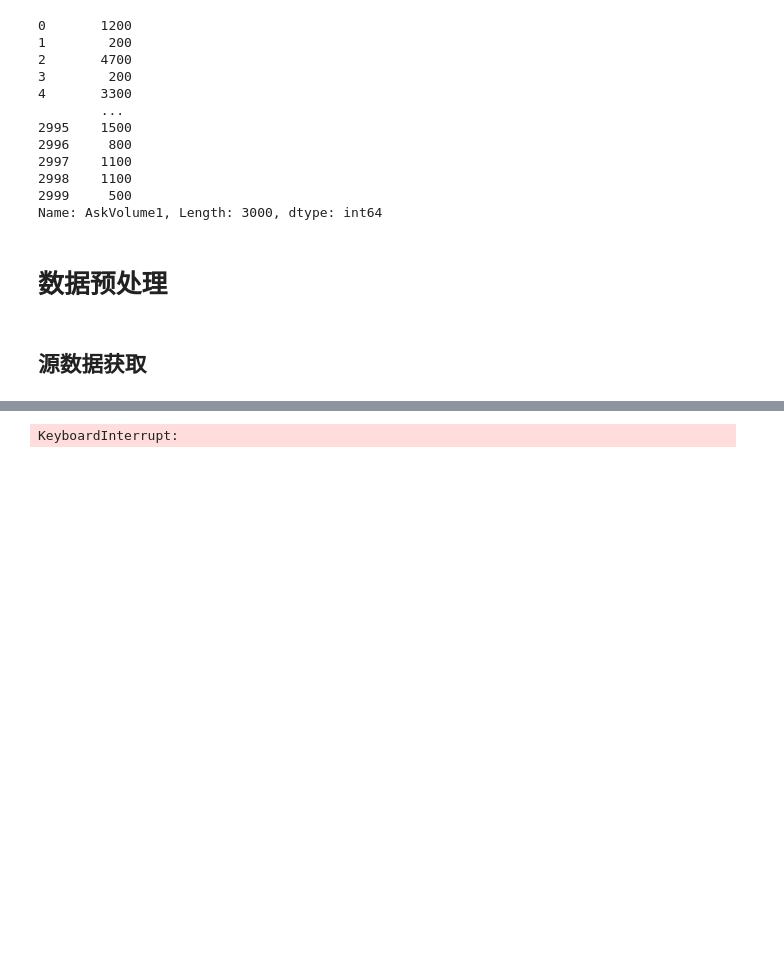
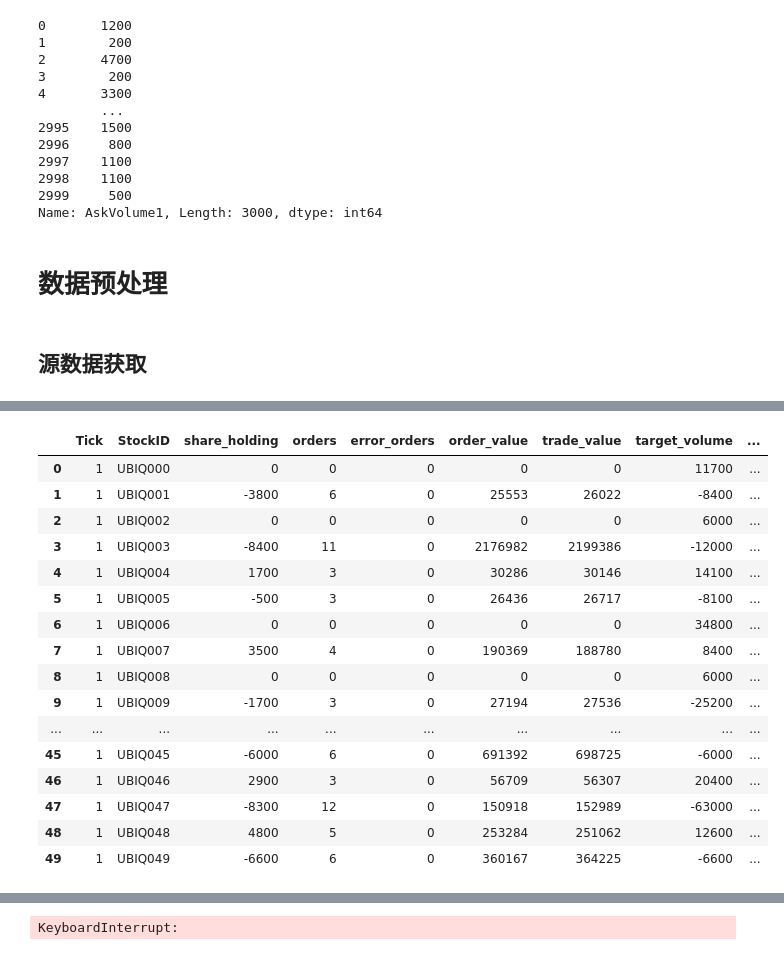
Before and after one commit to XuanofXXX/JiuKun-Quant, a Jupyter notebook: test.ipynb, the cells around one changed output, grey strips where cells are left out. Cells and saved outputs as stored; diff of their text form; code cells hidden in the pictures; blank space fills up the shorter version.

```diff
--- a/test.ipynb
+++ b/test.ipynb
@@ -440,3 +440,6 @@ api.sendLogin(username, password)
  'status': 'Success'}
 # %%
 token_ub = 'UBIQ_TEAM179_ANfgOwr3SvpN'
+# %%
+user_info = api.sendGetUserInfo(token_ub)
+uf_df = convert_userinfo_response_to_df_format(user_info['rows'], 1)
@@ -1227,0 +1270,20 @@ bs = BaseStrategy()
+# %%
+uf_df
+# %% [output]
+|  | Tick | StockID | share_holding | orders | error_orders | order_value | trade_value | target_volume | ... |
+| 0 | 1 | UBIQ000 | 0 | 0 | 0 | 0 | 0 | 11700 | ... |
+| 1 | 1 | UBIQ001 | -3800 | 6 | 0 | 25553 | 26022 | -8400 | ... |
+| 2 | 1 | UBIQ002 | 0 | 0 | 0 | 0 | 0 | 6000 | ... |
+| 3 | 1 | UBIQ003 | -8400 | 11 | 0 | 2176982 | 2199386 | -12000 | ... |
+| 4 | 1 | UBIQ004 | 1700 | 3 | 0 | 30286 | 30146 | 14100 | ... |
+| 5 | 1 | UBIQ005 | -500 | 3 | 0 | 26436 | 26717 | -8100 | ... |
+| 6 | 1 | UBIQ006 | 0 | 0 | 0 | 0 | 0 | 34800 | ... |
+| 7 | 1 | UBIQ007 | 3500 | 4 | 0 | 190369 | 188780 | 8400 | ... |
+| 8 | 1 | UBIQ008 | 0 | 0 | 0 | 0 | 0 | 6000 | ... |
+| 9 | 1 | UBIQ009 | -1700 | 3 | 0 | 27194 | 27536 | -25200 | ... |
+| ... | ... | ... | ... | ... | ... | ... | ... | ... | ... |
+| 45 | 1 | UBIQ045 | -6000 | 6 | 0 | 691392 | 698725 | -6000 | ... |
+| 46 | 1 | UBIQ046 | 2900 | 3 | 0 | 56709 | 56307 | 20400 | ... |
+| 47 | 1 | UBIQ047 | -8300 | 12 | 0 | 150918 | 152989 | -63000 | ... |
+| 48 | 1 | UBIQ048 | 4800 | 5 | 0 | 253284 | 251062 | 12600 | ... |
+| 49 | 1 | UBIQ049 | -6600 | 6 | 0 | 360167 | 364225 | -6600 | ... |
```
Also changed, not shown: parts of 13 cells of this notebook, 9 other files.
